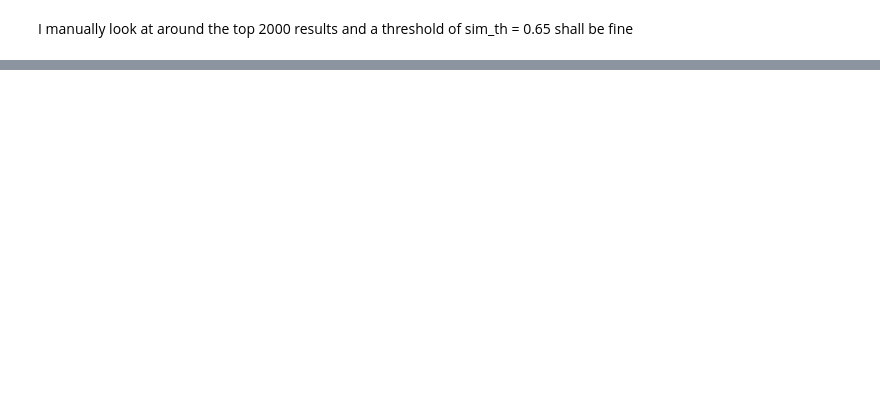
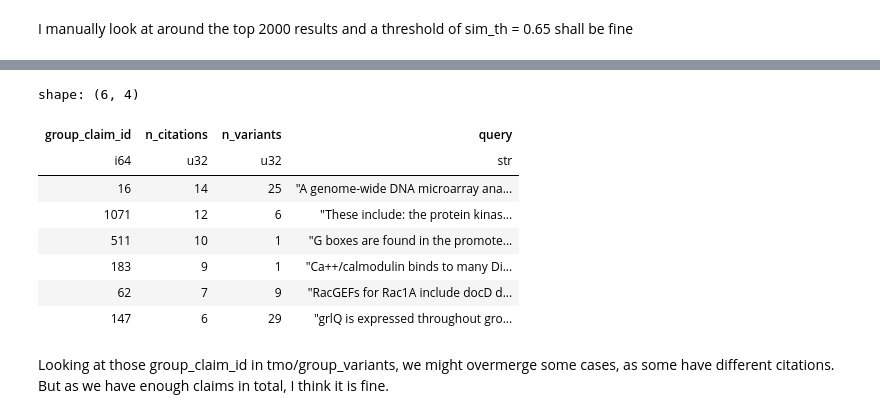
Before and after one commit to fulaibaowang/dictycite, a Jupyter notebook: notebooks/dastasets.ipynb, the cells around one changed output, grey strips where cells are left out. Drawn from its saved outputs; the diff is of its cells as text; code cells hidden in the pictures; blank space fills up the shorter version.

Commit message:
gold (silver) set

```diff
--- a/notebooks/dastasets.ipynb
+++ b/notebooks/dastasets.ipynb
@@ -954,0 +1075,32 @@ shape: (2_020, 2)
+# %%
+# --- 2) pick one canonical query per group (longest claim_sim) ---
+canon_query = (
+    gold_long
+    .select(["group_claim_id", "claim_id", "claim_sim"])
+    .unique(subset=["group_claim_id", "claim_id"])
+    .with_columns(pl.col("claim_sim").str.len_chars().alias("nchar"))
+    .sort(["group_claim_id", "nchar"], descending=[False, True])
+    .group_by("group_claim_id")
+    .agg(pl.first("claim_sim").alias("query"))
+)
+# %%
+# Grouped golden table
+gold = (
+    gold_long
+    .join(canon_query, on="group_claim_id", how="left")
+    .group_by("group_claim_id")
+    .agg([
+        pl.first("query").alias("query"),
+        pl.first("query").str.count_matches(r"\S+").alias("query_n_words"),   # (2) query length
+
+        pl.col("claim_id").n_unique().alias("n_variants"),                    # (3) # similar queries
+        pl.col("publication_id").n_unique().alias("n_citations"),             # (1) # citations
+
+        # doc info you want to carry (nested, good for parquet/jsonl)
+        pl.struct(["publication_id", "pmid", "title", "abstract_clean", "year"])
+          .unique()
+          .alias("docs"),
+    ])
+    .sort(["n_citations", "n_variants"], descending=True)
+)
+gold.head(2)
@@ -954,0 +1158,22 @@ shape: (2_020, 2)
+# %%
+many_cit = gold.filter(pl.col("n_citations") > 5).select([
+    "group_claim_id",
+    "n_citations",
+    "n_variants",
+    "query",
+])
+
+with pl.Config(fmt_str_lengths=10_000, tbl_rows=500, tbl_cols=20):
+    display(many_cit.sort("n_citations", descending=True))
+# %% [output]
+shape: (6, 4)
+| group_claim_id | n_citations | n_variants | query |
+| i64 | u32 | u32 | str |
+| 16 | 14 | 25 | "A genome-wide DNA microarray ana... |
+| 1071 | 12 | 6 | "These include: the protein kinas... |
+| 511 | 10 | 1 | "G boxes are found in the promote... |
+| 183 | 9 | 1 | "Ca++/calmodulin binds to many Di... |
+| 62 | 7 | 9 | "RacGEFs for Rac1A include docD d... |
+| 147 | 6 | 29 | "grlQ is expressed throughout gro... |
+# %% [markdown]
+Looking at those group_claim_id in tmo/group_variants, we might overmerge some cases, as some have different citations. But as we have enough claims in total, I think it is fine.
```
Also changed, not shown: parts of 20 cells of this notebook, 1 other file.
